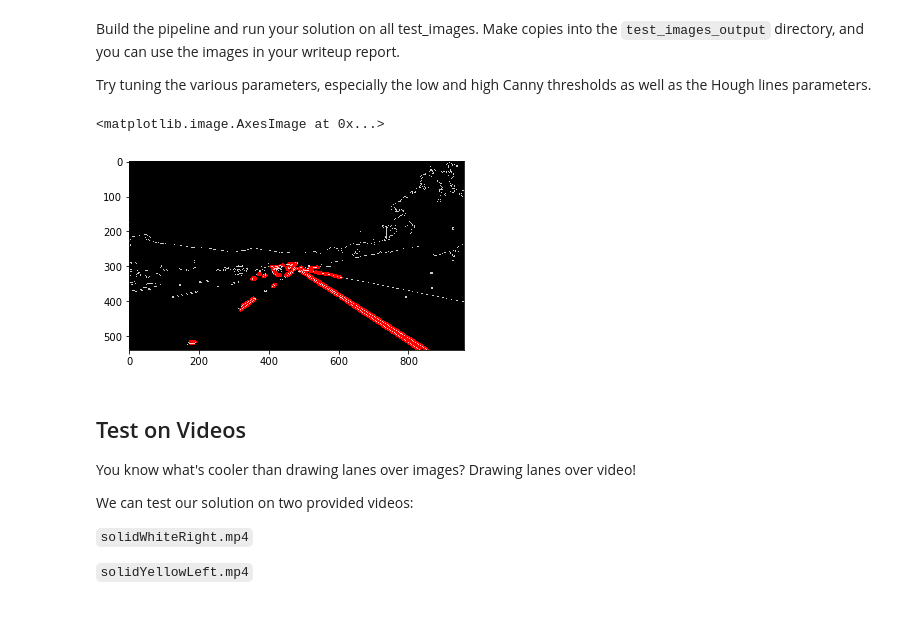
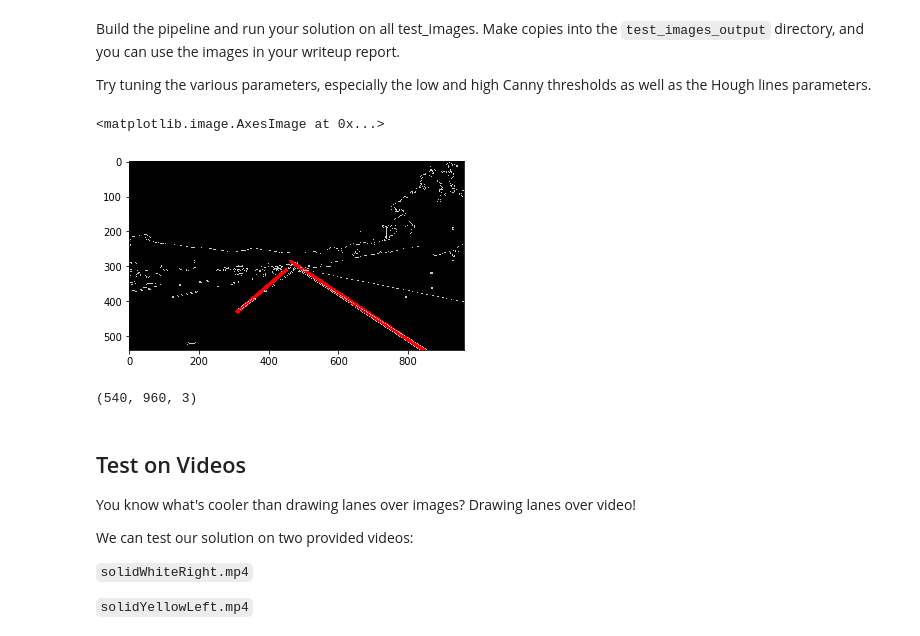
Before and after one commit to hemant1456/CarND-LaneLines-P1, a Jupyter notebook: P1.ipynb, the cells around one changed output. Cells and saved outputs as stored; diff of their text form; code cells hidden in the pictures.

```diff
--- a/P1.ipynb
+++ b/P1.ipynb
@@ -195,33 +250,38 @@ Try tuning the various parameters, especially the low and high Canny thresholds
 # %%
 # TODO: Build your pipeline that will draw lane lines on the test_images
 # then save them to the test_images_output directory.
 
 #for image in os.listdir("test_images/"):
 img = mpimg.imread('test_images/solidWhiteRight.jpg')
 gray=grayscale(img)
 blur_gray=gaussian_blur(gray, 5)
 edges=canny(blur_gray, 50,150)
 
 imshape = image.shape
-vertices = np.array([[(0,imshape[0]),(0+imshape[1]/2-20, imshape[0]/2), (imshape[1]/2+20, imshape[0]/2), (imshape[1],imshape[0])]], dtype=np.int32)
+vertices = np.array([[(0,imshape[0]),(0+imshape[1]/2+20, imshape[0]/2), \
+                      (imshape[1]/2+20, imshape[0]/2), (imshape[1],imshape[0])]], dtype=np.int32)
 
 masked_edges=region_of_interest(edges, vertices)
 
 rho = 1 # distance resolution in pixels of the Hough grid
 theta = np.pi/180 # angular resolution in radians of the Hough grid
 threshold = 1     # minimum number of votes (intersections in Hough grid cell)
 min_line_len = 5 #minimum number of pixels making up a line
 max_line_gap = 1    # maximum gap in pixels between connectable line segments
 
 
 
 line_image=hough_lines(masked_edges, rho, theta, threshold, min_line_len, max_line_gap)
 color_edges = np.dstack((edges, edges, edges))
 lines_edges=weighted_img(line_image, color_edges, α=0.8, β=1., γ=0.)
 plt.imshow(lines_edges)
 # %% [output]
 <matplotlib.image.AxesImage at 0x...>
-[figure, old version]
+[figure, new version]
+# %%
+lines_edges.shape
+# %% [output]
+(540, 960, 3)
 # %% [markdown]
 ## Test on Videos
 
```
Also changed, not shown: parts of 12 cells of this notebook.
